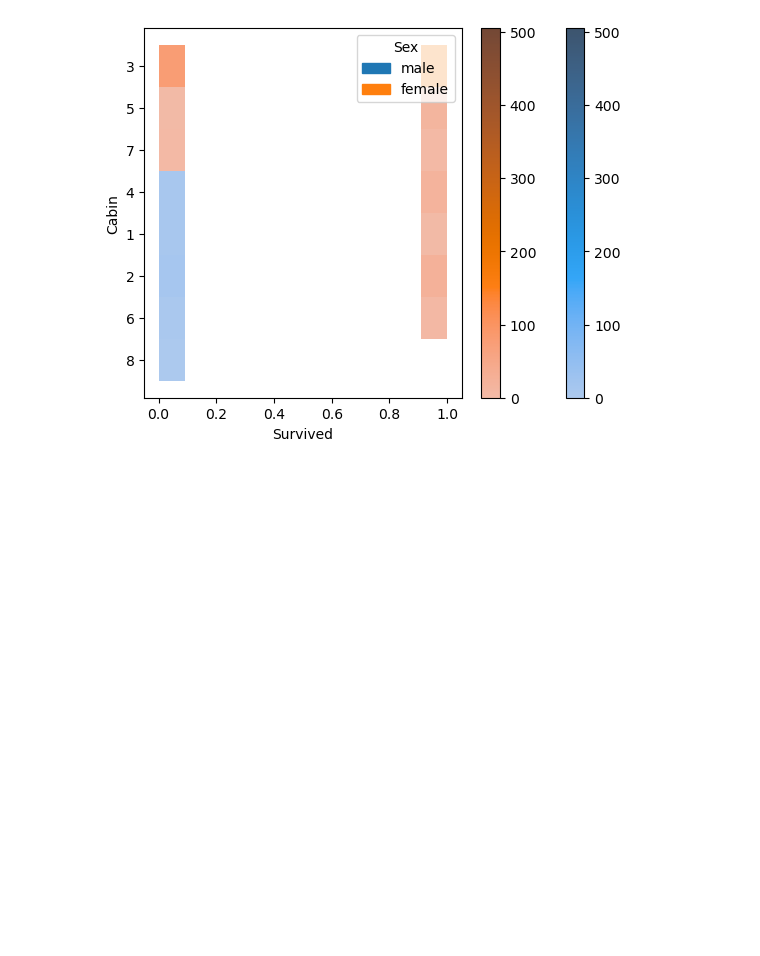
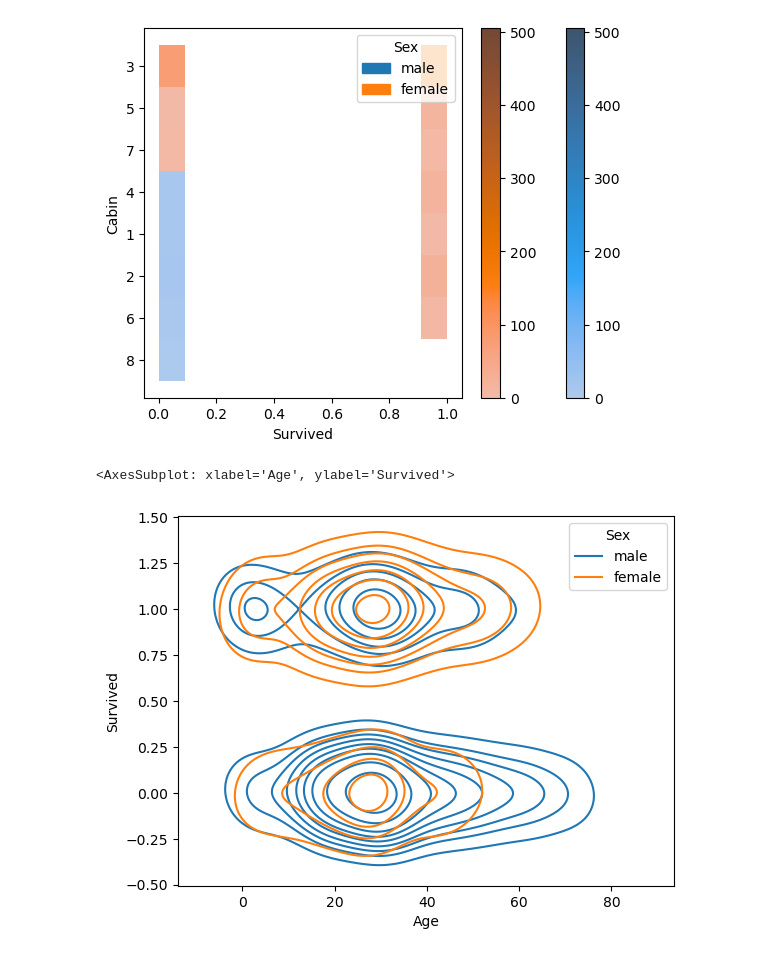
Before and after one commit to LegitMarkus/Titanix-KI, a Jupyter notebook: Titanix.ipynb, the cells around one changed output. Saved outputs shown, nothing was run; the diff lists cells and outputs as text; code cells hidden in the pictures; blank space fills up the shorter version.

Commit message:
add pairplot,kdeplot,histoplot,add joinedplots

```diff
--- a/Titanix.ipynb
+++ b/Titanix.ipynb
@@ -419,3 +419,8 @@ sns.histplot(data=titanixdata, x='Survived', y='Cabin', hue='Sex',cbar=True)
 # %% [output]
 <AxesSubplot: xlabel='Survived', ylabel='Cabin'>
 [figure]
+# %%
+ sns.kdeplot(data=titanixdata, x='Age', y='Survived', hue='Sex')
+# %% [output]
+<AxesSubplot: xlabel='Age', ylabel='Survived'>
+[figure, added]
```
Also changed, not shown: parts of 6 cells of this notebook.
